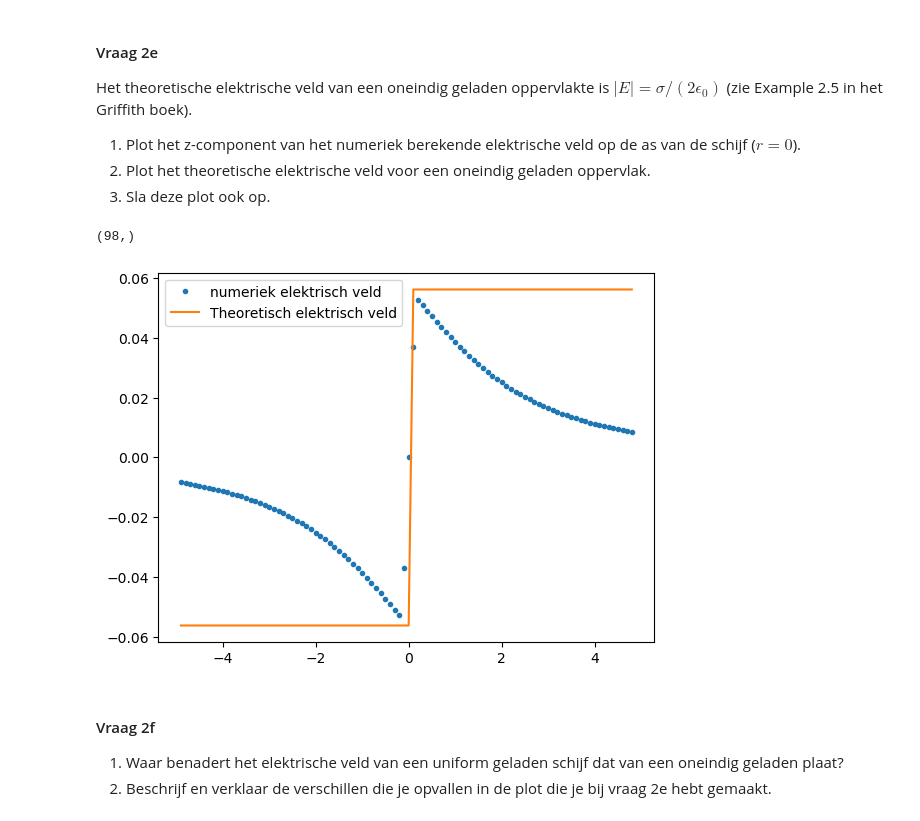
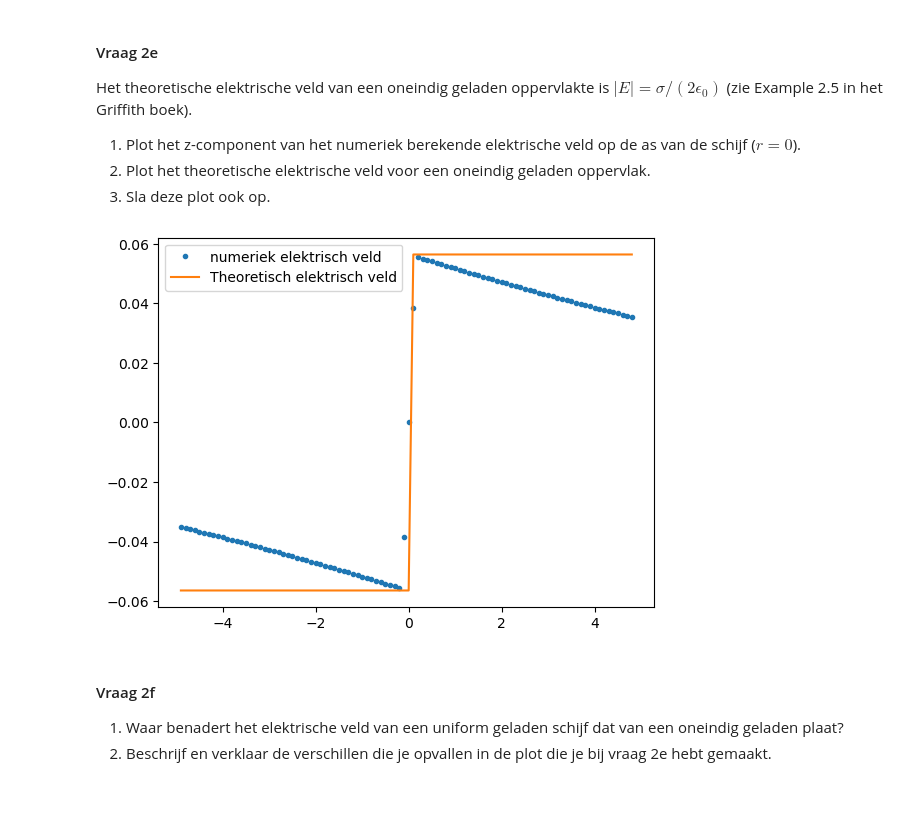
Before and after one commit to jpk274/opdrachten-DEF-D, a Jupyter notebook: DigitaleOntwerpopdrachten/1CondensatorOpdracht/CondensatorOntwerpopdracht.ipynb, the cells around one changed output. Cells and saved outputs as stored; diff of their text form; code cells hidden in the pictures.

```diff
--- a/DigitaleOntwerpopdrachten/1CondensatorOpdracht/CondensatorOntwerpopdracht.ipynb
+++ b/DigitaleOntwerpopdrachten/1CondensatorOpdracht/CondensatorOntwerpopdracht.ipynb
@@ -178,7 +178,7 @@ De exponent e = -0.5
 In de code hieronder wordt een geladen schijf gemaakt via het superpositie principe. Dit wordt gedaan door een rooster van punten in de ruimte te creëren, alle punten die voldoen aan $z = 0$ m en $r < R$ krijgen een lading charge_one_point en vanuit hier wordt het potentiaal bepaald. Hier is de $z$-as de as van de schijf en de r as de afstand tot de $z$-as.
 # %%
 # In vraag 2.1 wordt naar deze cel verwezen.
-disk_radius = 3  # (m
+disk_radius = 12  # (m
 grid_step = 0.1  # (m)
 z_coord_DISK = 0  # (m) positie van de schijf op de z-as
 inter_charge_distance = grid_step  # (m) afstand tussen punt ladingen
@@ -299,27 +299,26 @@ Het theoretische elektrische veld van een oneindig geladen oppervlakte is $|E| =
 # %%
 ###
 #Lege array anders blijft appendenden na runnen
 E_theo=np.array([])
 #Dit zorgt ervoor dat de absolute waarde wordt gewaarborgt
 for i in z_for_E:
     if i <= 0:
         E_theo=np.append(E_theo,-sigma/(2*epsilon0))
     else:
         E_theo=np.append(E_theo,sigma/(2*epsilon0))
 
 
 #Plot figuur
 plt.figure()
 plt.plot(z_for_E, Ez[:,Idx_r_0], ".", label="numeriek elektrisch veld")
 plt.plot(z_for_E, E_theo, "-", label="Theoretisch elektrisch veld")
 plt.legend()
-plt.savefig
+plt.savefig("Output_2e_rad=12.png")
 plt.show()
 
 ###
 # %% [output]
-(98,)
-[figure, old version]
+[figure, new version]
 # %% [markdown]
 #### Vraag 2f
 1. Waar benadert het elektrische veld van een uniform geladen schijf dat van een oneindig geladen plaat?
```
Also changed, not shown: parts of 8 cells of this notebook, 5 other files.
